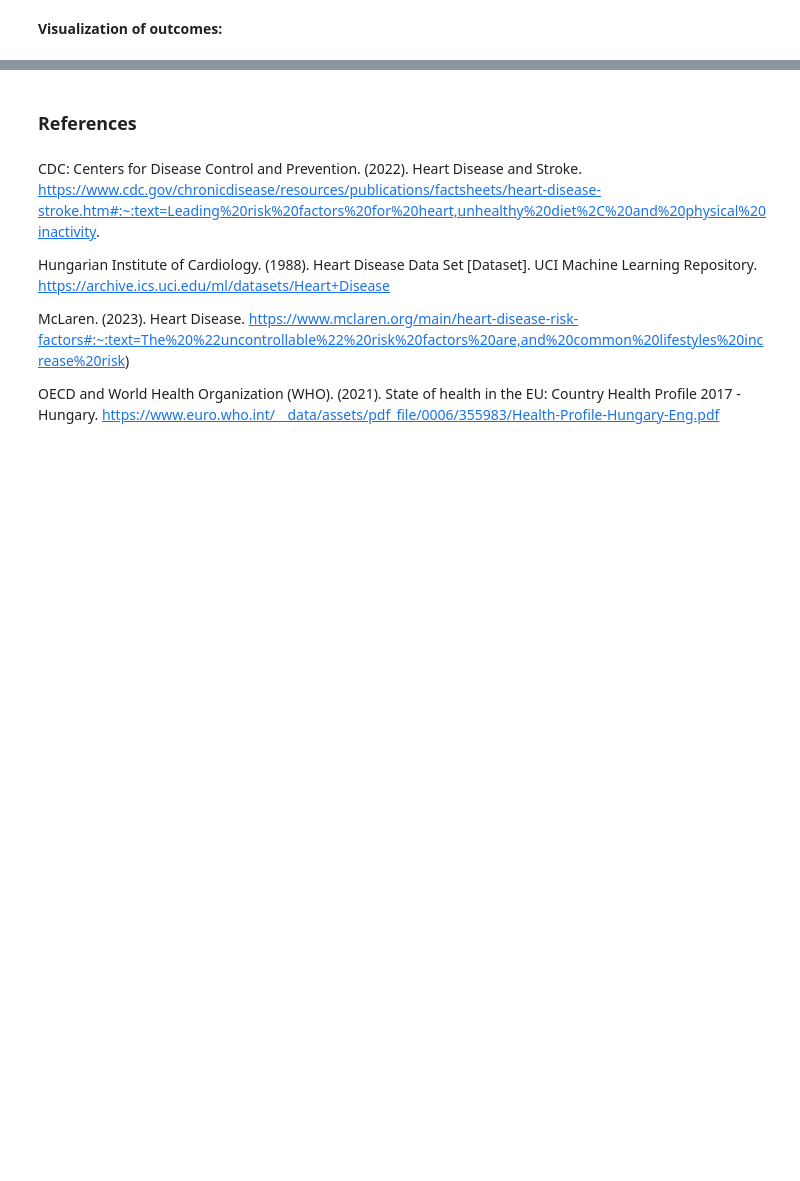
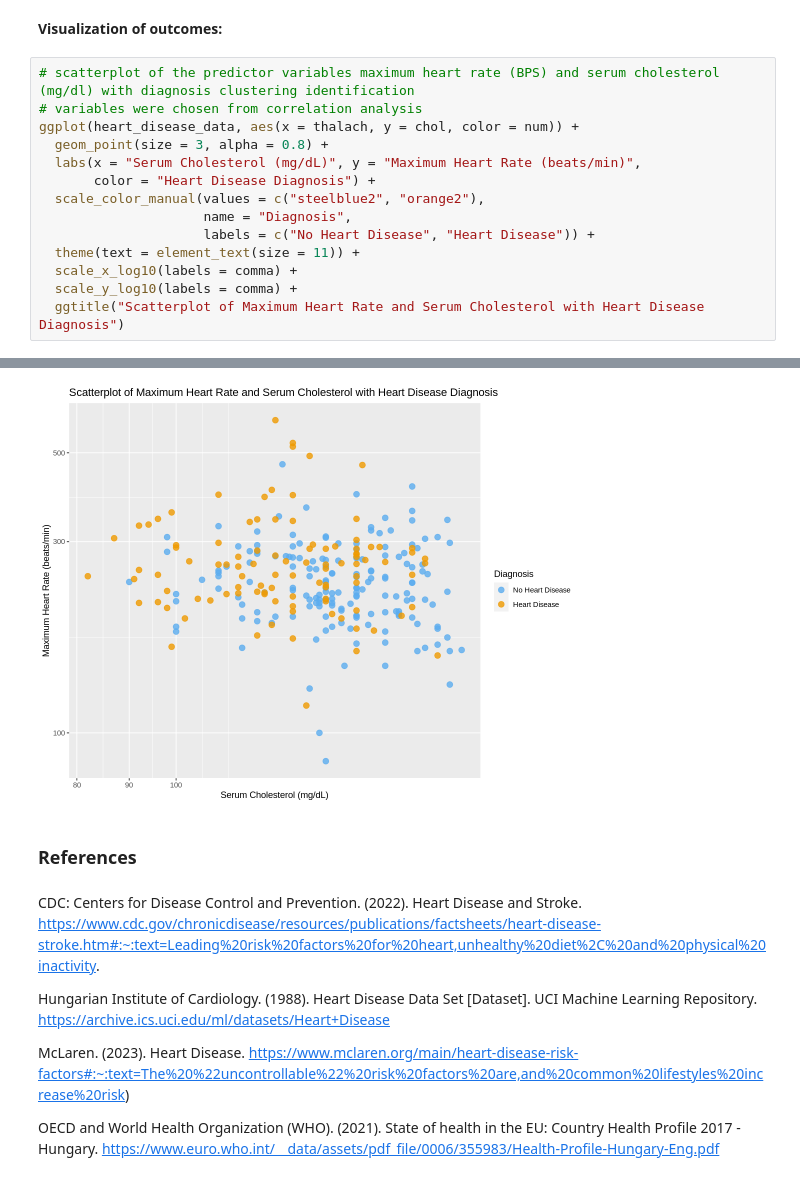
Before and after one commit to GeneRevo/DSCI100-007-Group10, a Jupyter notebook: 007_project_final_report.ipynb, the cells around one changed output, grey strips where cells are left out. Drawn from its saved outputs; the diff is of its cells as text; blank space fills up the shorter version.

```diff
--- a/007_project_final_report.ipynb
+++ b/007_project_final_report.ipynb
@@ -423,2 +515,17 @@ ERROR: Error in `estimate_tune_results()`:
 # %% [markdown]
 **Visualization of outcomes:**
+# %%
+# scatterplot of the predictor variables maximum heart rate (BPS) and serum cholesterol (mg/dl) with diagnosis clustering identification
+# variables were chosen from correlation analysis
+ggplot(heart_disease_data, aes(x = thalach, y = chol, color = num)) +
+  geom_point(size = 3, alpha = 0.8) +
+  labs(x = "Serum Cholesterol (mg/dL)", y = "Maximum Heart Rate (beats/min)",
+       color = "Heart Disease Diagnosis") +
+  scale_color_manual(values = c("steelblue2", "orange2"),
+                     name = "Diagnosis",
+                     labels = c("No Heart Disease", "Heart Disease")) +
+  theme(text = element_text(size = 11)) +
+  scale_x_log10(labels = comma) +
+  scale_y_log10(labels = comma) +
+  ggtitle("Scatterplot of Maximum Heart Rate and Serum Cholesterol with Heart Disease Diagnosis")
+# %% [output]
@@ -425,3 +534,4 @@ ERROR: Error in `estimate_tune_results()`:
+[figure, added]
 # %% [markdown]
 ### References
 # %% [markdown]
```
Also changed, not shown: parts of 17 cells of this notebook.
